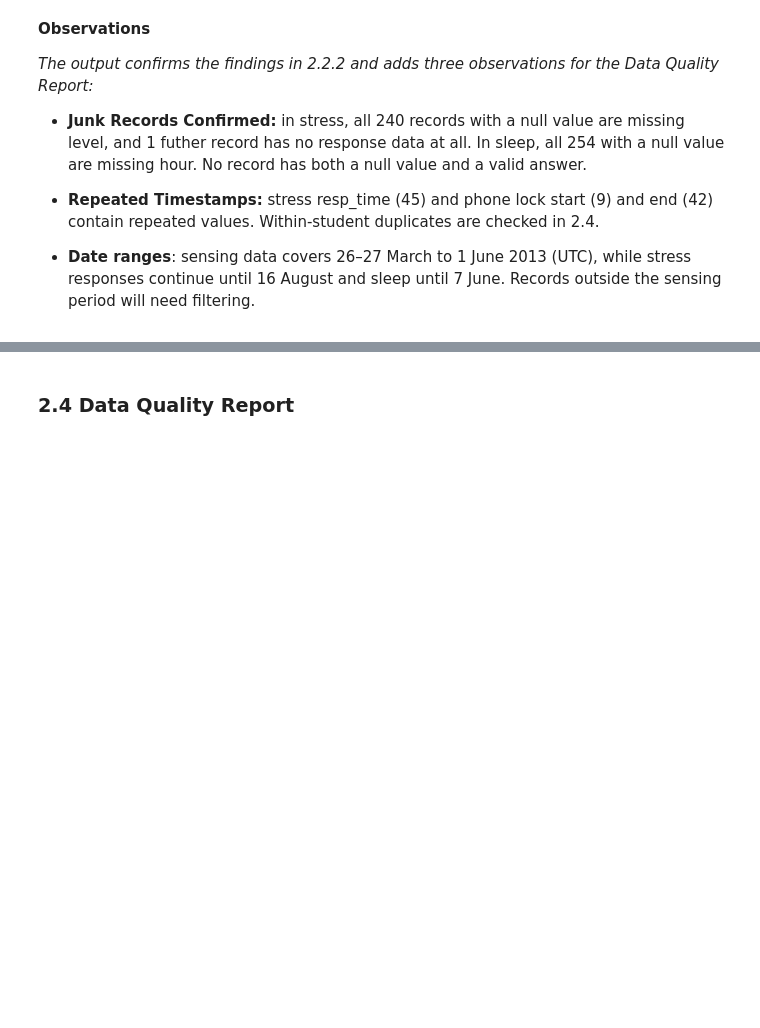
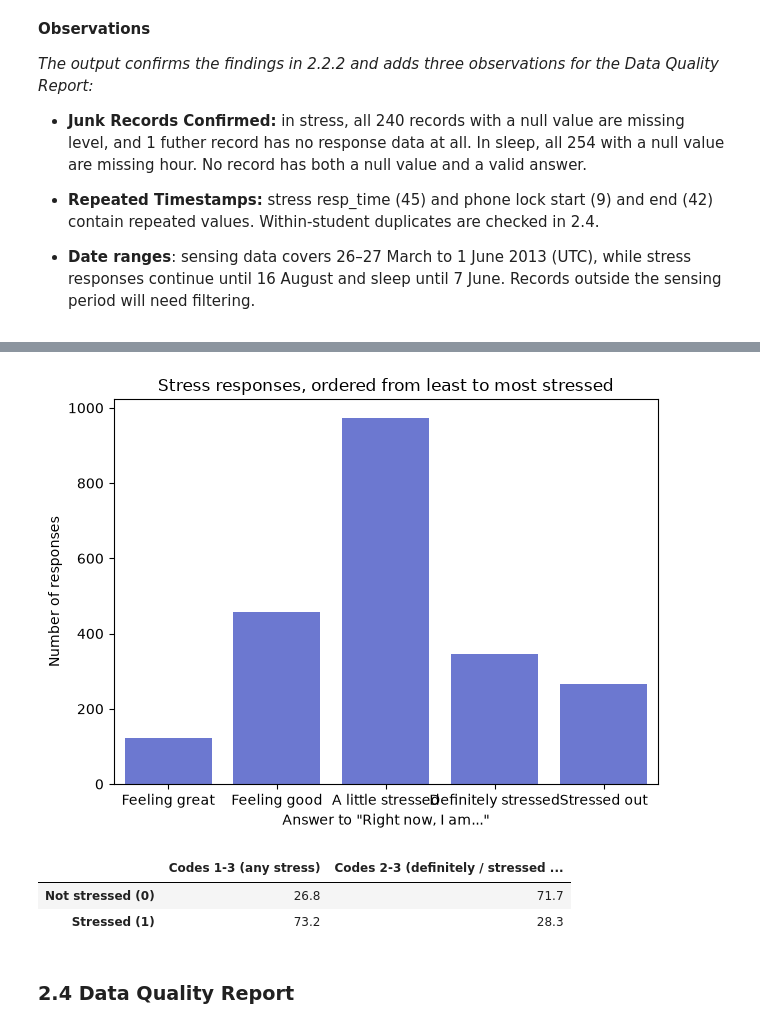
Before and after one commit to dan-1379/Data-Analytics-Project, a Jupyter notebook: notebooks/StudentLife.ipynb, the cells around one changed output, grey strips where cells are left out. Cells and saved outputs as stored; diff of their text form; code cells hidden in the pictures; blank space fills up the shorter version.

Commit message:
Started Data Exploration Report

```diff
--- a/notebooks/StudentLife.ipynb
+++ b/notebooks/StudentLife.ipynb
@@ -717,0 +802,19 @@ Because there are no blank values, any gaps in activity data appear as missing t
+# %%
+# Stress answers: counts and percentages
+labels = {1: "A little stressed", 2: "Definitely stressed", 3: "Stressed out",
+          4: "Feeling good", 5: "Feeling great"}
+
+answer_order = ["Feeling great", "Feeling good", "A little stressed",
+                "Definitely stressed", "Stressed out"]   # least to most stressed (display only)
+
+valid_stress["answer"] = valid_stress["level"].map(labels)
+
+answer_counts = valid_stress["answer"].value_counts().reindex(answer_order)
+answer_percent = valid_stress["answer"].value_counts(normalize=True).mul(100).round(1).reindex(answer_order)
+
+answer_summary = pd.DataFrame({
+    "count": answer_counts,
+    "percentage": answer_percent,
+})
+
+display(answer_summary)
@@ -718,2 +829,31 @@ Because there are no blank values, any gaps in activity data appear as missing t
+# %%
+ax = sns.countplot(data=valid_stress, x="answer", order=answer_order, color="#5B6CE1")
+
+ax.set_title("Stress responses, ordered from least to most stressed")
+
+ax.set_xlabel('Answer to "Right now, I am..."')
+ax.set_ylabel("Number of responses")
+plt.tight_layout()
+plt.show()
+# %% [output]
+[figure, added]
+# %%
+# Preview of class balance under two possible thresholds (decided in Phase 3)
+# Binary targets created with .map, as in Lab 05: churn_data["Churn"].map({"No": 0, "Yes": 1})
+valid_stress["any_stress"] = valid_stress["level"].map({1: 1, 2: 1, 3: 1, 4: 0, 5: 0})
+valid_stress["high_stress"] = valid_stress["level"].map({1: 0, 2: 1, 3: 1, 4: 0, 5: 0})
+
+# Percentage in each class, built like the split_balance table in Lab 05
+threshold_preview = pd.DataFrame({
+    "Codes 1-3 (any stress)": valid_stress["any_stress"].value_counts(normalize=True).mul(100).round(1).sort_index(),
+    "Codes 2-3 (definitely / stressed out)": valid_stress["high_stress"].value_counts(normalize=True).mul(100).round(1).sort_index(),
+})
+
+threshold_preview.index = ["Not stressed (0)", "Stressed (1)"]
+threshold_preview
+# %% [output]
+|  | Codes 1-3 (any stress) | Codes 2-3 (definitely / stressed ... |
+| Not stressed (0) | 26.8 | 71.7 |
+| Stressed (1) | 73.2 | 28.3 |
 # %% [markdown]
 ### **2.4 Data Quality Report**
```
Also changed, not shown: parts of 10 cells of this notebook.
